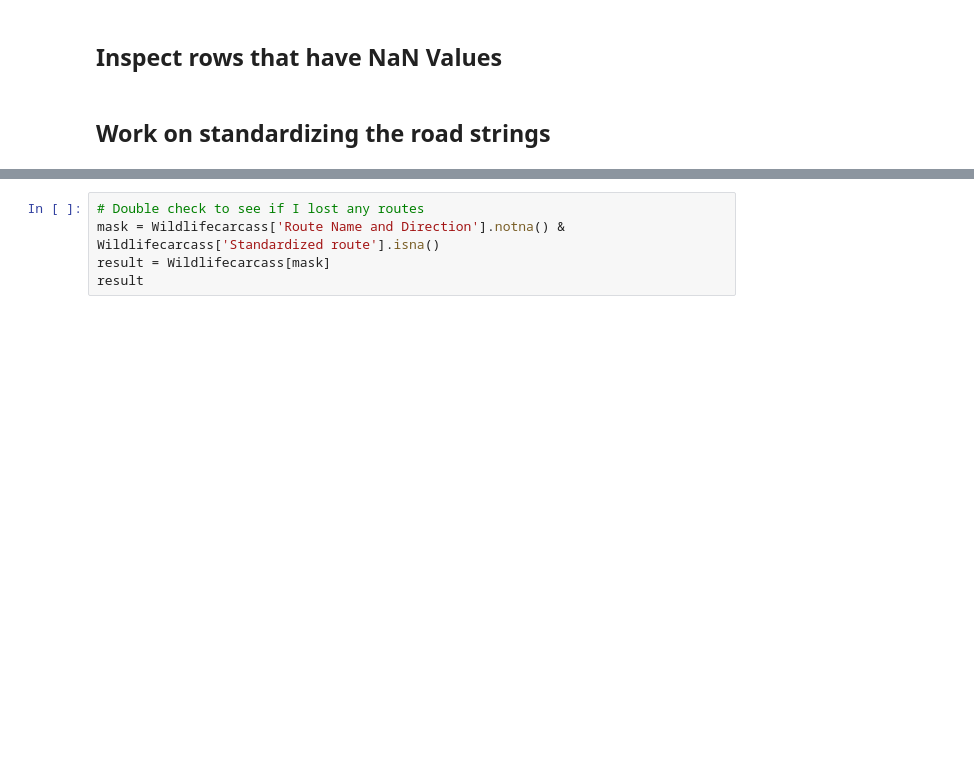
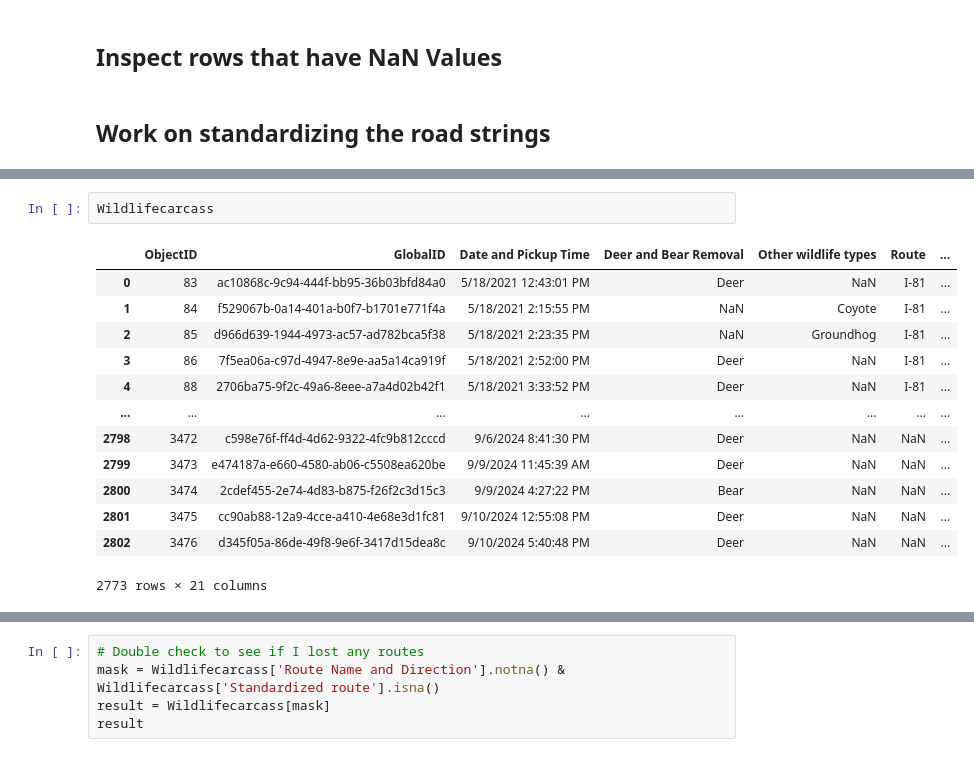
Before and after one commit to code-for-charlottesville/wildlife_collisions, a Jupyter notebook: pipeline_cleaning/VDOT Carcass Removal/vdot_cleaning.ipynb, the cells around one changed output, grey strips where cells are left out. Drawn from its saved outputs; the diff is of its cells as text; blank space fills up the shorter version.

```diff
--- a/pipeline_cleaning/VDOT Carcass Removal/vdot_cleaning.ipynb
+++ b/pipeline_cleaning/VDOT Carcass Removal/vdot_cleaning.ipynb
@@ -199,4 +217,20 @@ I-66     287
 Name: count, dtype: int64
+# %%
+Wildlifecarcass
+# %% [output]
+|  | ObjectID | GlobalID | Date and Pickup Time | Deer and Bear Removal | Other wildlife types | Route | ... |
+| 0 | 83 | ac10868c-9c94-444f-bb95-36b03bfd84a0 | 5/18/2021 12:43:01 PM | Deer | NaN | I-81 | ... |
+| 1 | 84 | f529067b-0a14-401a-b0f7-b1701e771f4a | 5/18/2021 2:15:55 PM | NaN | Coyote | I-81 | ... |
+| 2 | 85 | d966d639-1944-4973-ac57-ad782bca5f38 | 5/18/2021 2:23:35 PM | NaN | Groundhog | I-81 | ... |
+| 3 | 86 | 7f5ea06a-c97d-4947-8e9e-aa5a14ca919f | 5/18/2021 2:52:00 PM | Deer | NaN | I-81 | ... |
+| 4 | 88 | 2706ba75-9f2c-49a6-8eee-a7a4d02b42f1 | 5/18/2021 3:33:52 PM | Deer | NaN | I-81 | ... |
+| ... | ... | ... | ... | ... | ... | ... | ... |
+| 2798 | 3472 | c598e76f-ff4d-4d62-9322-4fc9b812cccd | 9/6/2024 8:41:30 PM | Deer | NaN | NaN | ... |
+| 2799 | 3473 | e474187a-e660-4580-ab06-c5508ea620be | 9/9/2024 11:45:39 AM | Deer | NaN | NaN | ... |
+| 2800 | 3474 | 2cdef455-2e74-4d83-b875-f26f2c3d15c3 | 9/9/2024 4:27:22 PM | Bear | NaN | NaN | ... |
+| 2801 | 3475 | cc90ab88-12a9-4cce-a410-4e68e3d1fc81 | 9/10/2024 12:55:08 PM | Deer | NaN | NaN | ... |
+| 2802 | 3476 | d345f05a-86de-49f8-9e6f-3417d15dea8c | 9/10/2024 5:40:48 PM | Deer | NaN | NaN | ... |
+2773 rows × 21 columns
 # %%
 Wildlifecarcass.head()
 # %% [output]
```
Also changed, not shown: parts of 22 cells of this notebook, 1 other file.
